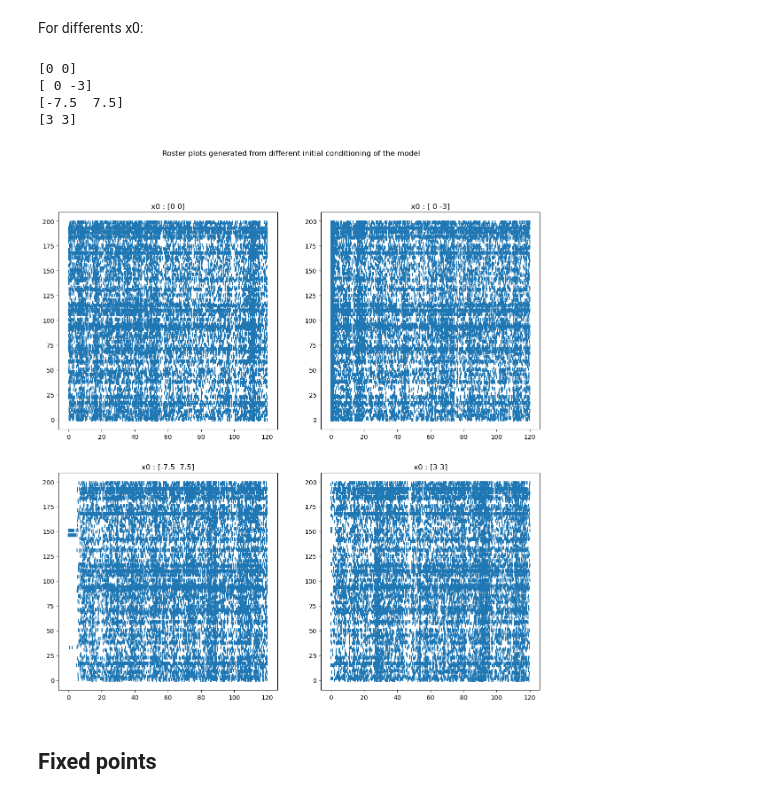
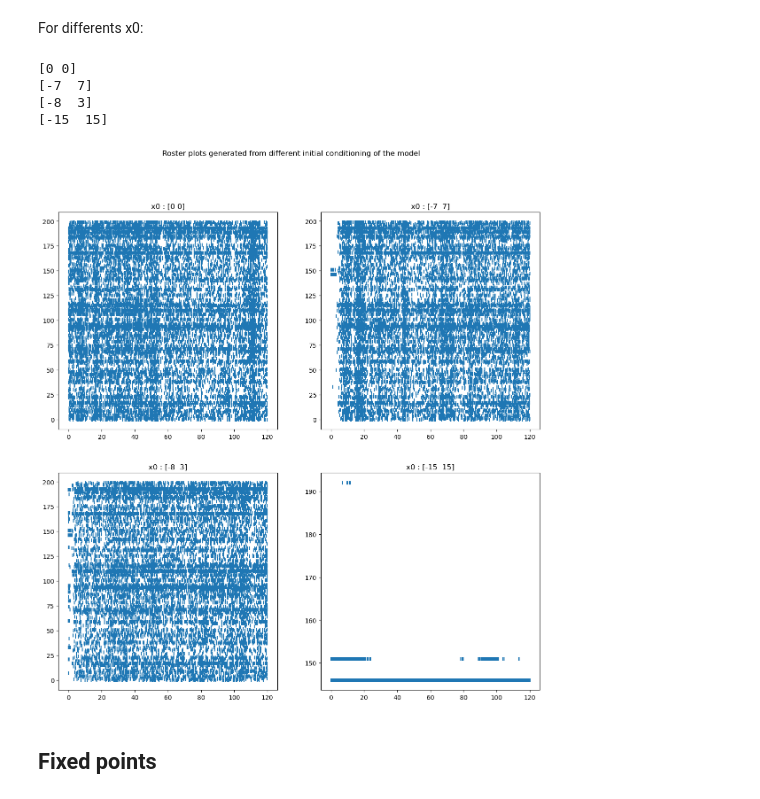
Before and after one commit to osflo/gp-sde, a Jupyter notebook: demos/Spike_Neuron_Use_model.ipynb, the cells around one changed output. Cells and saved outputs as stored; diff of their text form; code cells hidden in the pictures.

```diff
--- a/demos/Spike_Neuron_Use_model.ipynb
+++ b/demos/Spike_Neuron_Use_model.ipynb
@@ -320,7 +326,7 @@ with torch.no_grad():
     d = np.array(model.outputMapping.Offset)
 dt=0.004
 
-X0=[[0,0],[0,-3],[-7.5,7.5],[3,3]] #less than -3 don't work for x2
+X0=[[0,0],[-7,7],[-8,3],[-15,15]] #less than -3 don't work for x2
 
 f,ax=plt.subplots(2,2,figsize=(14,14))
 
@@ -331,37 +337,37 @@ for j in range(len(X0)):
     ax2=j%2
 
     x0=np.array(X0[j])
     print(x0)
 
     with torch.no_grad():
         t,y=Euler_Forward(f_ode,tmax,x0,dt,noise=True,sigma=0.1)
         y=np.array(y)
         Yn,logRaten = simulate_spikes_from_SDE(y, dt, C, d) #generate spikes for this trial
 
     #Yspike List by trial of a list by Neuron of array of spike time
     #Yspike[i]=>List of Neuron for trial i, Yspike[i][j]=>Array of spike time for neuron j in trial i
     Yspike= binned_to_times(Yn.T,tmax,dt)
 
     #plots and prints
     ids=[]
     times=[]
     i=0
     for neuron in Yspike:
         for t in neuron:
             ids.append(i)
             times.append(t)
         i+=1
     ax[ax1,ax2].scatter(times,ids,marker='|')
     ax[ax1,ax2].set_title('x0 : '+str(x0))
 plt.suptitle("Roster plots generated from different initial conditioning of the model")
 plt.savefig("Generation/generation_28_"+name+".pdf")
 plt.show()
 # %% [output]
 [0 0]
-[ 0 -3]
-[-7.5  7.5]
-[3 3]
+[-7  7]
+[-8  3]
+[-15  15]
-[figure, old version]
+[figure, new version]
 # %% [markdown]
 ## Fixed points
 # %%
```
Also changed, not shown: parts of 2 cells of this notebook, 2 other files.
